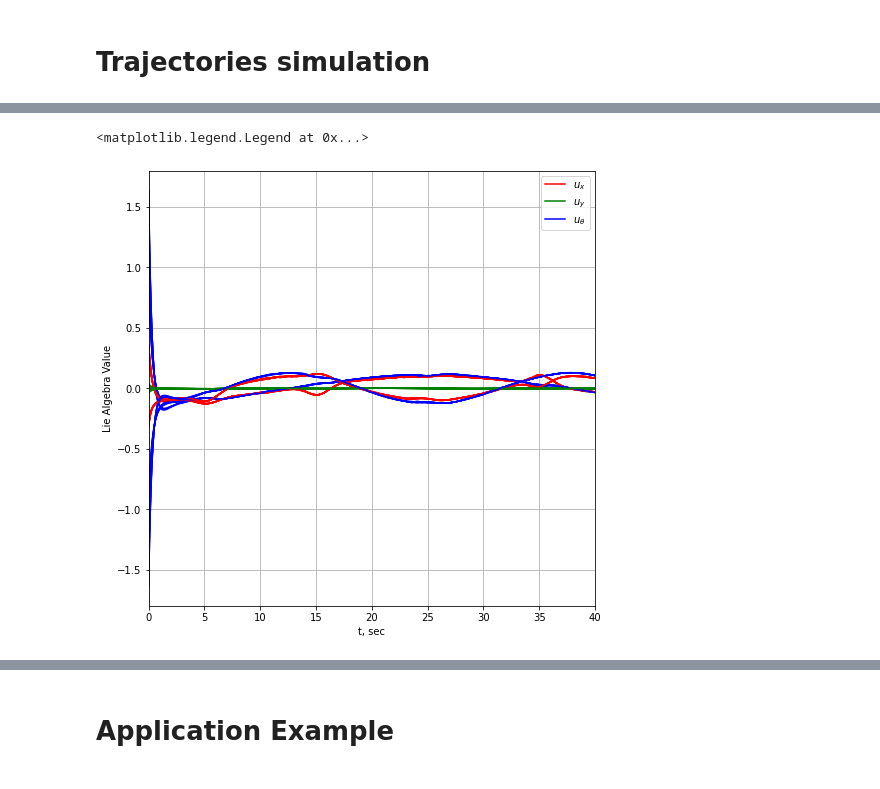
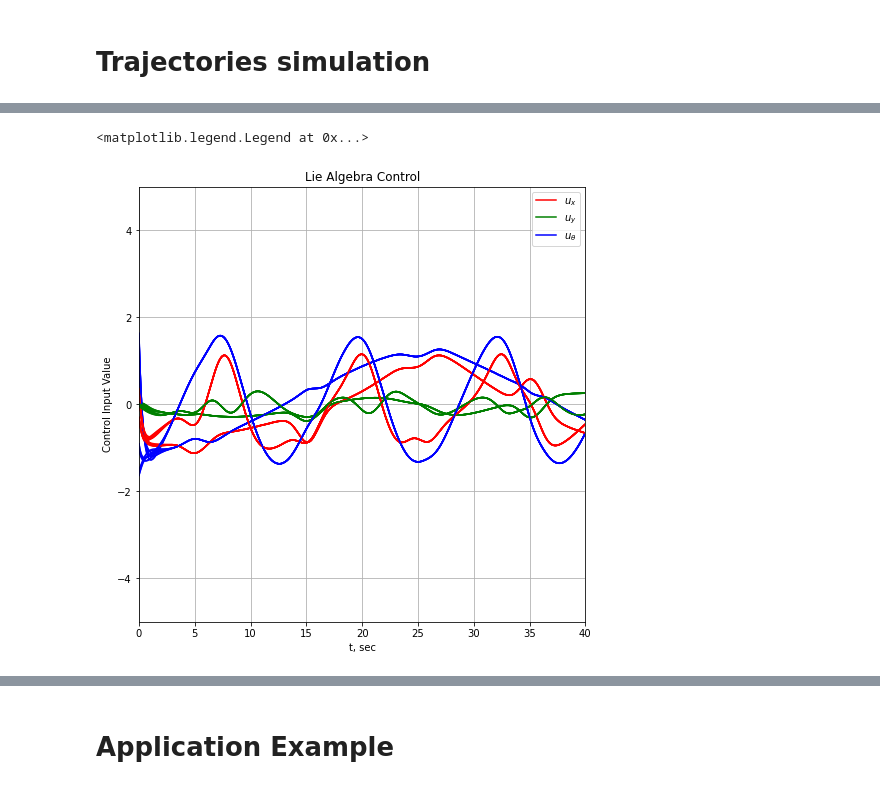
Before and after one commit to wsribunma/SE2_FlowPipes, a Jupyter notebook: SE(2) Invariant.ipynb, the cells around one changed output, grey strips where cells are left out. Cells and saved outputs as stored; diff of their text form; code cells hidden in the pictures.

```diff
--- a/SE(2) Invariant.ipynb
+++ b/SE(2) Invariant.ipynb
@@ -202,8 +228,8 @@ def se2_log(a):
     p = V_inv@np.array([x, y])
     return array([p[0], p[1], theta])
 # %%
-w1 = .1
-w2 = .1
+w1 = .5
+w2 = .5
 e = array([0, 0, 0]) # Lie Group
 e0 = se2_log(e) # Lie Algebra
 t = 0
@@ -470,20 +517,15 @@ array([2.26463596, 4.08747001])
 # %%
-t = 40
+# t = 40
 n = 40 # number of interval hulls
 # disturbances
-w1 = 1
-w2 = 1
-sol1 = find_se2_invariant_set(svd(3*pi/4)) # u, v, w1, w2
+w1 = .1
+w2 = .1
+sol_s = find_se2_invariant_set(svd(3*pi/20)) # u, v, w1, w2
 
-ref = SE_Dist.simulate(t, 0, w1, w2, 0, 0, 0, dist='sine', sol= sol1, use_approx=False)
-e0 = se2_log(array([0, 0, -pi/10]))
+#ref = SE_Dist.simulate(t, 0, w1, w2, 0, 0, 0, dist='sine', sol= sol1, use_approx=False)
+#y_vect = ref['y']
+#x, y, theta, x_r, y_r, theta_r, log_e_x, log_e_y, log_e_theta = [y_vect[i, :] for i in range(len(y_vect))]
+e0 = se2_log(array([0, 0, pi/10]))
+x0 = np.array([0,0,0])
 
-flow_pipes_LMI, intervalhull_LMI, nom = flowpipes(ref, t, n, e0, w1, w2, sol)
-
-#TEB_small = circ_inv(1.476) # HJB w/ control bound [-pi,pi]
-#L_small = circ_inv(1.4487) # lyapunov w/ small theta_max
-#L_large = circ_inv(2.1136) # lyapunov w/ large theta_max
-#flow_pipes_Ls, intervalhull_Ls, nom, ang = flowpipes(res,L_small,t, n)
-#flow_pipes_Ll, intervalhull_Ll, nom = flowpipes(xr,r_large,t, n)
-#flow_pipes_Hs, intervalhull_Hs, nom, ang = flowpipes(res,TEB_small,t, n)
-#flow_pipes_Hl, intervalhull_Hl, nom = flowpipes(xr,TEB,t, n)
+flow_pipes_LMI, intervalhull_LMI, nom = flowpipes2(x_r, y_r, n, e0, w1, w2, sol_s)
@@ -595,37 +673,33 @@ lgd.set_title(lgd.get_title().get_text())
 # %%
 # small distrubance
-freq = [0.02, .04]#, .06, .08, .01, .03, .05, .07, .09]
+freq = [0.02, .08]#, .06, .08]#, .01, .03, .05, .07, .09]
 res = []
 t = 40
 n = 40 # number of interval hulls
 # disturbances
-w1 = .1
-w2 = .1
-sol_s = find_se2_invariant_set(svd(3*pi/20))
+w1 = 1
+w2 = 1
+sol_s = find_se2_invariant_set(svd(15*pi/20))
 
 
 for theta0 in np.linspace(-pi/10, pi/10, 2):
     for x0 in np.linspace(-.1, .1, 2):
         for y0 in np.linspace(-.1, .1, 2):
                 for i in freq:
-                    r = SE_Dist.simulate(40, i, w1, w2, x0, y0, theta0, dist='sine', sol= sol_s, use_approx=False)
+                    r = SE_Dist.simulate(40, i, w1, w2, x0, y0, theta0, dist='sine', sol= '', use_approx=False)
                     res.append(r)
                     if theta0 == np.pi/10 and x0 == .1 and y0 == .1 and i == freq[-1]:
                         SE_Dist.plot_control(r, name='sine wave', legend=True, save=False, linewidth = 1, color = 'c')
                     else:
                         SE_Dist.plot_control(r, name='', legend=False, save=False, linewidth = .5, color = 'c')
 
-
-
-
-
 plt.xlim([0, 40])
-#plt.ylim([-2, 2])
+plt.ylim([-5, 5])
 
 plt.legend(loc=1)
 # %% [output]
 <matplotlib.legend.Legend at 0x...>
-[figure, old version]
+[figure, new version]
 # %%
 # large disturbance
 freq = [0.02, .04, .06, .08, .01, .03, .05, .07, .09]
```
Also changed, not shown: parts of 29 cells of this notebook, 8 other files.
